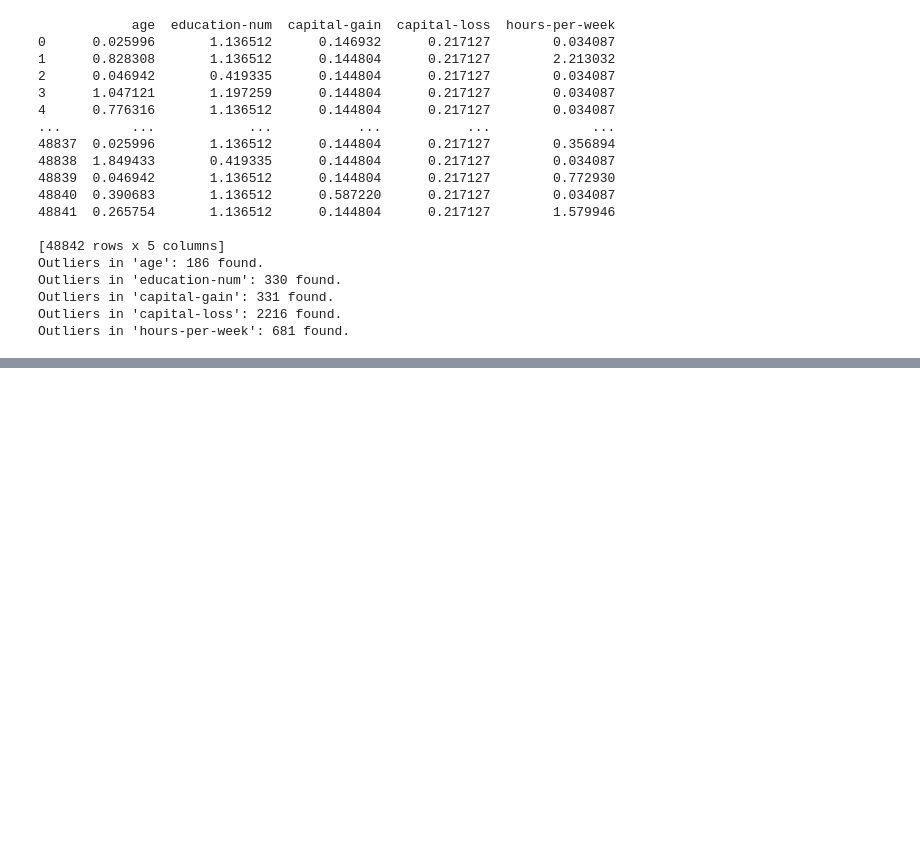
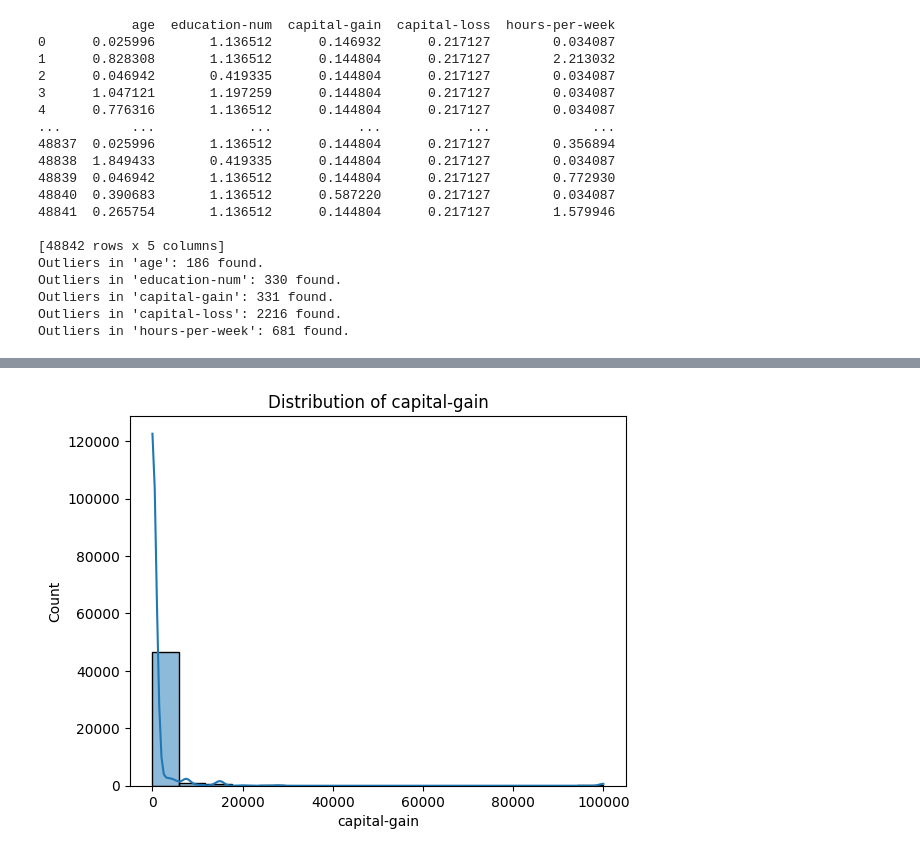
Before and after one commit to kmkri/ML_Assignments, a Jupyter notebook: Sravanthi_Copy.ipynb, the cells around one changed output, grey strips where cells are left out. Cells and saved outputs as stored; diff of their text form; code cells hidden in the pictures; blank space fills up the shorter version.

```diff
--- a/Sravanthi_Copy.ipynb
+++ b/Sravanthi_Copy.ipynb
@@ -733,0 +751,6 @@ Outliers in 'hours-per-week': 681 found.
+# %%
+sns.histplot(adult_df_cleaned['capital-gain'], kde=True)
+plt.title('Distribution of capital-gain')
+plt.show()
+# %% [output]
+[figure, added]
```
Also changed, not shown: parts of 7 cells of this notebook.
